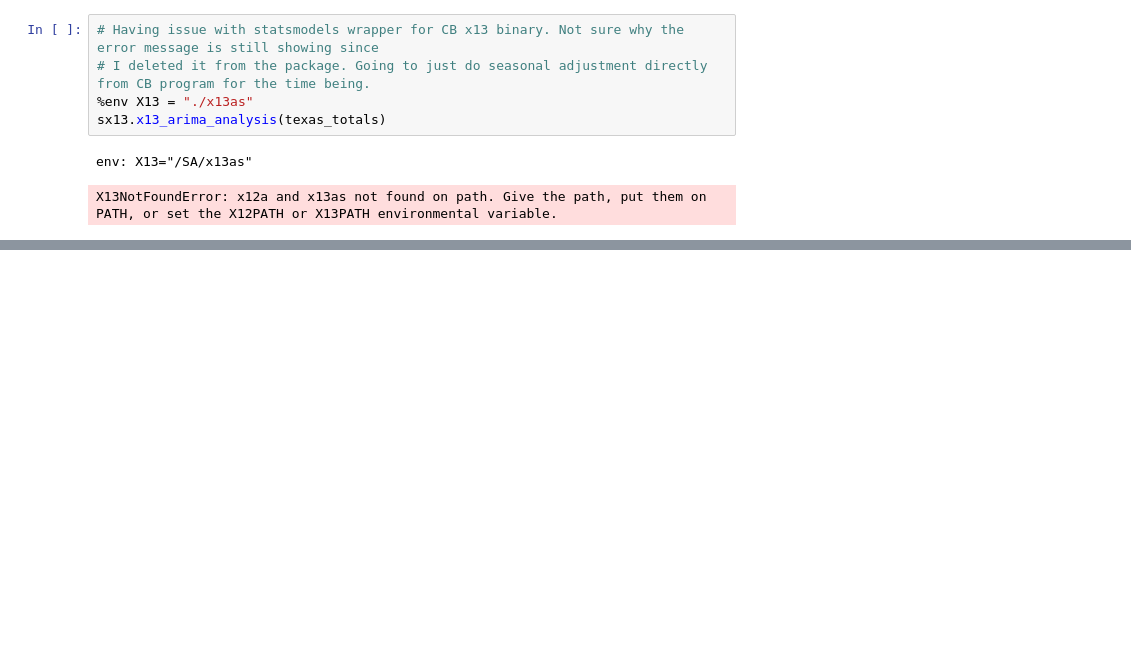
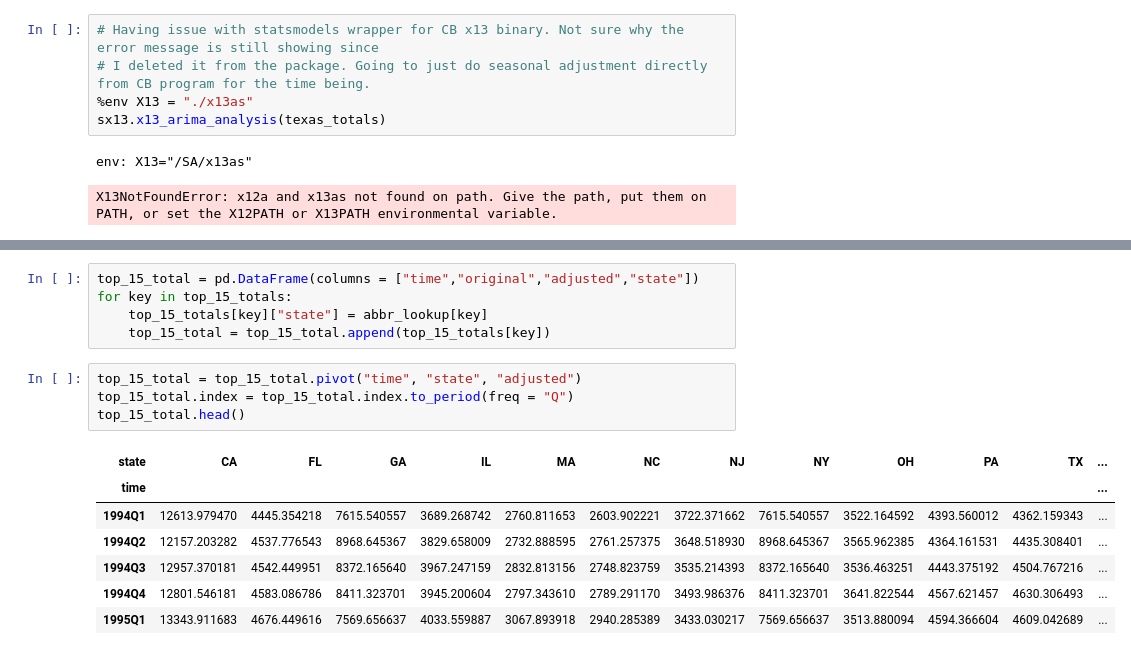
Before and after one commit to rcstein/qtax, a Jupyter notebook: QTax Data Analysis.ipynb, the cells around one changed output, grey strips where cells are left out. Cells and saved outputs as stored; diff of their text form; blank space fills up the shorter version.

```diff
--- a/QTax Data Analysis.ipynb
+++ b/QTax Data Analysis.ipynb
@@ -156,0 +196,17 @@ tx_ca = texas_totals.append(california_totals)[["adj","state"]]
+# %%
+top_15_total = pd.DataFrame(columns = ["time","original","adjusted","state"])
+for key in top_15_totals:
+    top_15_totals[key]["state"] = abbr_lookup[key]
+    top_15_total = top_15_total.append(top_15_totals[key])
+# %%
+top_15_total = top_15_total.pivot("time", "state", "adjusted")
+top_15_total.index = top_15_total.index.to_period(freq = "Q")
+top_15_total.head()
+# %% [output]
+| state | CA | FL | GA | IL | MA | NC | NJ | NY | OH | PA | TX | ... |
+| time |  |  |  |  |  |  |  |  |  |  |  | ... |
+| 1994Q1 | 12613.979470 | 4445.354218 | 7615.540557 | 3689.268742 | 2760.811653 | 2603.902221 | 3722.371662 | 7615.540557 | 3522.164592 | 4393.560012 | 4362.159343 | ... |
+| 1994Q2 | 12157.203282 | 4537.776543 | 8968.645367 | 3829.658009 | 2732.888595 | 2761.257375 | 3648.518930 | 8968.645367 | 3565.962385 | 4364.161531 | 4435.308401 | ... |
+| 1994Q3 | 12957.370181 | 4542.449951 | 8372.165640 | 3967.247159 | 2832.813156 | 2748.823759 | 3535.214393 | 8372.165640 | 3536.463251 | 4443.375192 | 4504.767216 | ... |
+| 1994Q4 | 12801.546181 | 4583.086786 | 8411.323701 | 3945.200604 | 2797.343610 | 2789.291170 | 3493.986376 | 8411.323701 | 3641.822544 | 4567.621457 | 4630.306493 | ... |
+| 1995Q1 | 13343.911683 | 4676.449616 | 7569.656637 | 4033.559887 | 3067.893918 | 2940.285389 | 3433.030217 | 7569.656637 | 3513.880094 | 4594.366604 | 4609.042689 | ... |
```
Also changed, not shown: parts of 13 cells of this notebook, 17 other files.
